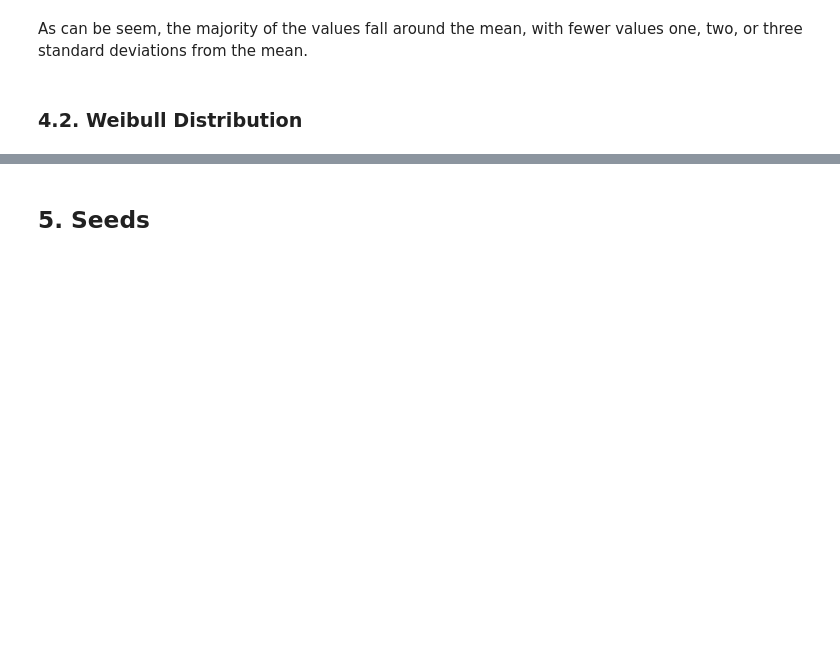
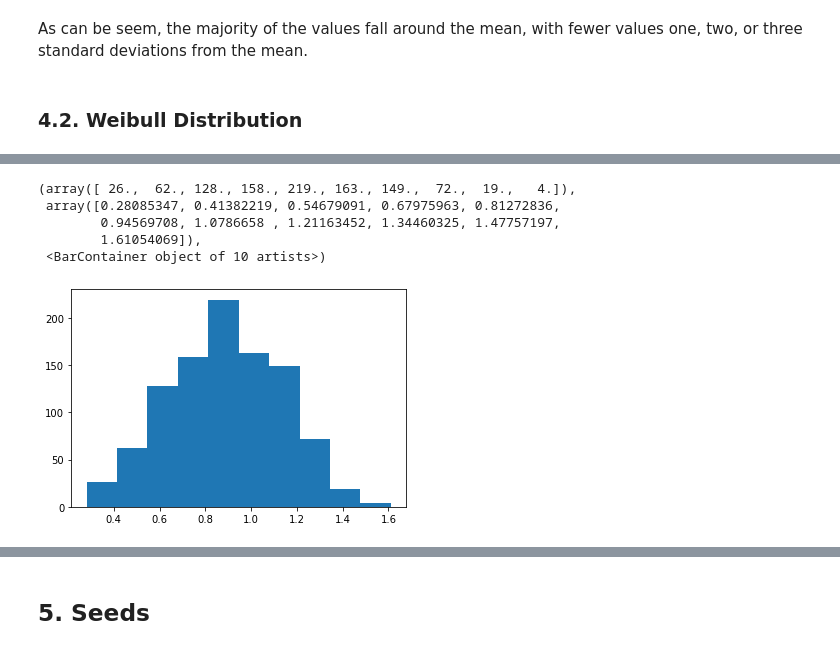
Before and after one commit to AndyWalker81/ProgrammingForDataAnalysis_Assessment, a Jupyter notebook: numpy-random.ipynb, the cells around one changed output, grey strips where cells are left out. Cells and saved outputs as stored; diff of their text form; code cells hidden in the pictures; blank space fills up the shorter version.

```diff
--- a/numpy-random.ipynb
+++ b/numpy-random.ipynb
@@ -864,0 +837,10 @@ plt.show()
+# %%
+s = rng.weibull(4,1000)
+plt.hist(s)
+# %% [output]
+(array([ 26.,  62., 128., 158., 219., 163., 149.,  72.,  19.,   4.]),
+ array([0.28085347, 0.41382219, 0.54679091, 0.67975963, 0.81272836,
+        0.94569708, 1.0786658 , 1.21163452, 1.34460325, 1.47757197,
+        1.61054069]),
+ <BarContainer object of 10 artists>)
+[figure, added]
```
Also changed, not shown: parts of 65 cells of this notebook.
